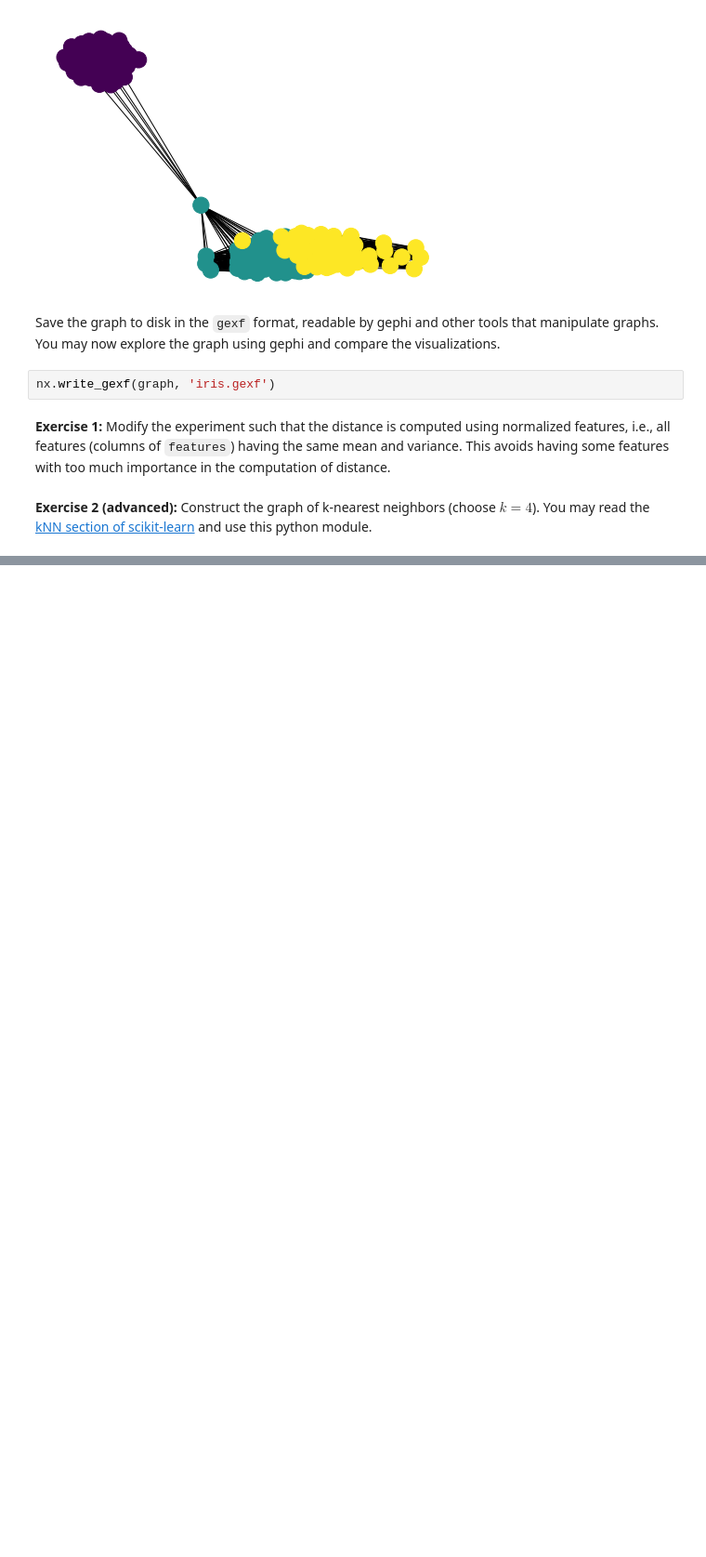
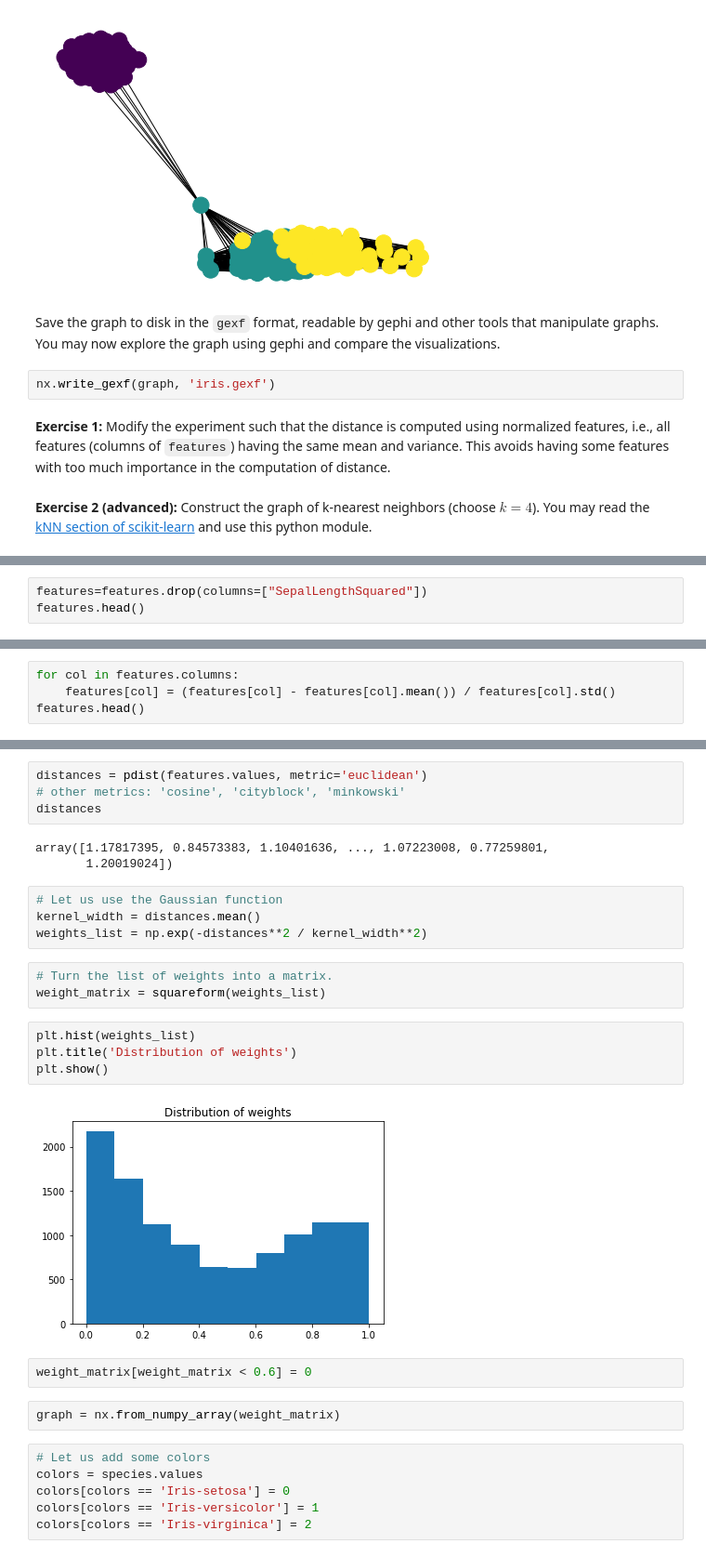
Before and after one commit to Lambo97/ntds_2019, a Jupyter notebook: tutorials/03_graph_from_features.ipynb, the cells around one changed output, grey strips where cells are left out. Shown at 93% size. Cells and saved outputs as stored; diff of their text form; blank space fills up the shorter version.

```diff
--- a/tutorials/03_graph_from_features.ipynb
+++ b/tutorials/03_graph_from_features.ipynb
@@ -248,0 +278,3 @@ You may read the [kNN section of scikit-learn](https://scikit-learn.org/stable/m
+# %%
+features=features.drop(columns=["SepalLengthSquared"])
+features.head()
@@ -248,0 +288,4 @@ You may read the [kNN section of scikit-learn](https://scikit-learn.org/stable/m
+# %%
+for col in features.columns:
+    features[col] = (features[col] - features[col].mean()) / features[col].std()
+features.head()
@@ -248,0 +299,30 @@ You may read the [kNN section of scikit-learn](https://scikit-learn.org/stable/m
+# %%
+distances = pdist(features.values, metric='euclidean')
+# other metrics: 'cosine', 'cityblock', 'minkowski'
+distances
+# %% [output]
+array([1.17817395, 0.84573383, 1.10401636, ..., 1.07223008, 0.77259801,
+       1.20019024])
+# %%
+# Let us use the Gaussian function
+kernel_width = distances.mean()
+weights_list = np.exp(-distances**2 / kernel_width**2)
+# %%
+# Turn the list of weights into a matrix.
+weight_matrix = squareform(weights_list)
+# %%
+plt.hist(weights_list)
+plt.title('Distribution of weights')
+plt.show()
+# %% [output]
+[figure, added]
+# %%
+weight_matrix[weight_matrix < 0.6] = 0
+# %%
+graph = nx.from_numpy_array(weight_matrix)
+# %%
+# Let us add some colors
+colors = species.values
+colors[colors == 'Iris-setosa'] = 0
+colors[colors == 'Iris-versicolor'] = 1
+colors[colors == 'Iris-virginica'] = 2
```
Also changed, not shown: parts of 8 cells of this notebook, 6 other files.
